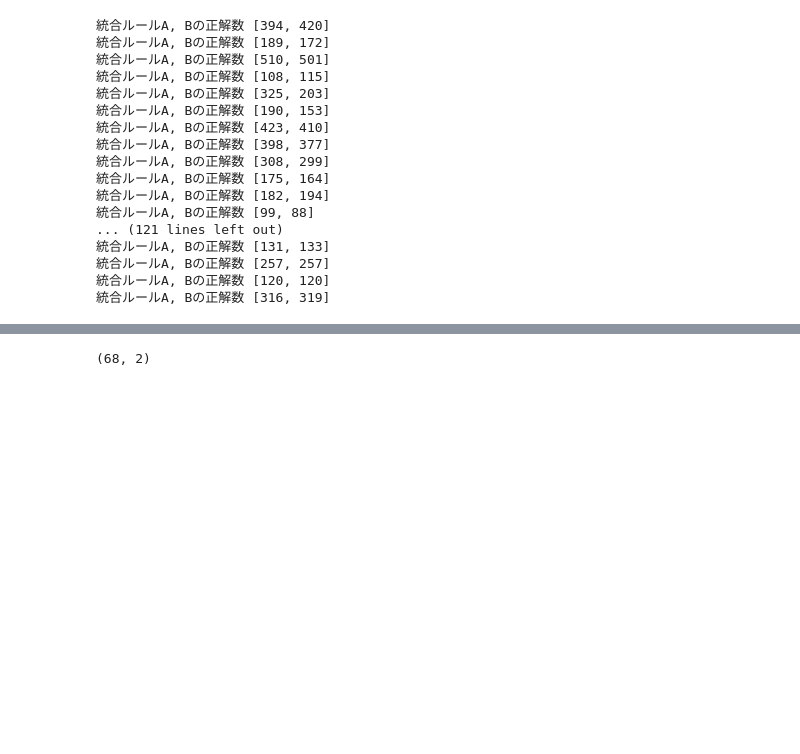
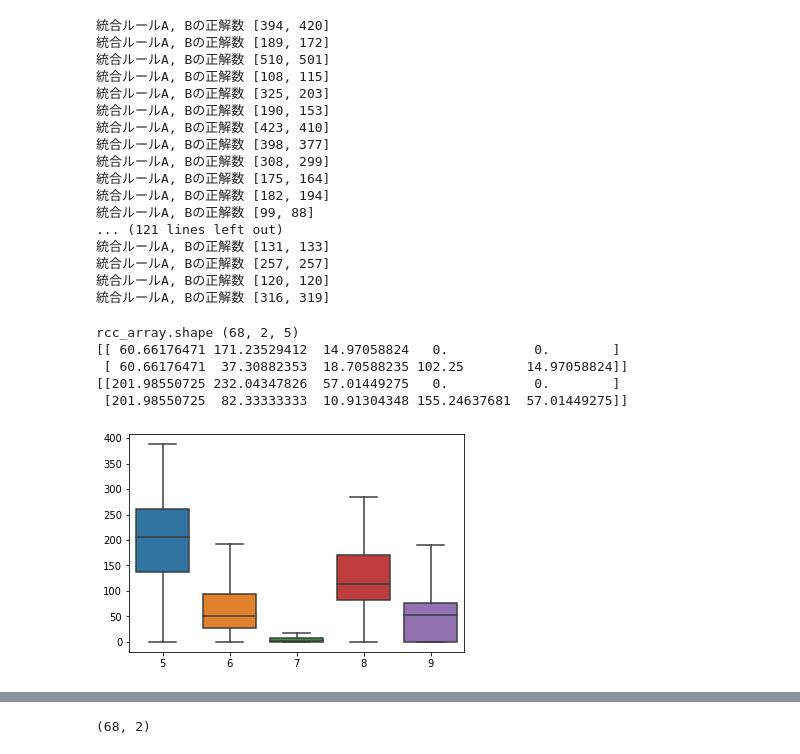
Before and after one commit to Taiki-jp/sleep_study, a Jupyter notebook: data_analysis.ipynb, the cells around one changed output, grey strips where cells are left out. Drawn from its saved outputs; the diff is of its cells as text; code cells hidden in the pictures; blank space fills up the shorter version.

```diff
--- a/data_analysis.ipynb
+++ b/data_analysis.ipynb
@@ -433,8 +451,10 @@ for __dir_2 in dir_2:
     for filepath in filelist:
         _, filename = os.path.split(filepath)
         df = pd.read_csv(filepath)
-        y_pred = np.array([merge_rule_a(df), merge_rule_b(df)]).T   #reshape(-1, 2)
-        new_df = pd.DataFrame(np.hstack([df.to_numpy(), y_pred]))
+        y_pred_a, used_list_a = merge_rule_a(df)
+        y_pred_b, used_list_b = merge_rule_b(df)
+        y_pred = np.array([y_pred_a, y_pred_b]).T   #reshape(-1, 2)
+        new_df = pd.DataFrame(np.hstack([df.to_numpy(), y_pred, np.array(used_list_a).reshape(-1, 1), np.array(used_list_b).reshape(-1, 1)]))
         output_path = os.path.join(os.environ["sleep"], "log", f"bin_merge_{__dir_2}")
         if not os.path.exists(output_path):
             os.makedirs(output_path)
@@ -442,16 +462,25 @@ for __dir_2 in dir_2:
 # %%
 target_dir = ("1_1", "1_2")
 acc_list = list()
+rcc_list = list()
+rwc_list = list()
 
 for __target_dir in target_dir:
     acc_list_sub = list()
+    rcc_list_sub = list()
+    rwc_list_sub = list()
     filelist = os.path.join(os.environ["sleep"], "log", f"bin_merge_{__target_dir}", "*.csv")
     filelist = glob(filelist)
 
     for filepath in filelist:
         df = pd.read_csv(filepath)
-        acc_list_sub.append(calc_acc(df))
+        acc_list, rcc, rwc = calc_acc(df)
+        acc_list_sub.append(acc_list)
+        rcc_list_sub.append(rcc)
+        rwc_list_sub.append(rwc)
     acc_list.append(acc_list_sub)
+    rcc_list.append(rcc_list_sub)
+    rwc_list.append(rwc_list_sub)
 # %% [output]
 統合ルールA, Bの正解数 [394, 420]
 統合ルールA, Bの正解数 [189, 172]
@@ -470,3 +499,30 @@ for __target_dir in target_dir:
 統合ルールA, Bの正解数 [257, 257]
 統合ルールA, Bの正解数 [120, 120]
 統合ルールA, Bの正解数 [316, 319]
+# %%
+# rcc_listの構造
+# 0行目：r1:1の結果（全ての被験者）
+# 0行0列目：r1:1の結果（一人の被験者）
+rcc_array = np.array(rcc_list[0])
+print("rcc_array.shape", rcc_array.shape)
+rwc_array = np.array(rwc_list[1])
+# すべての被験者で平均を計算
+print(rcc_array.mean(axis=0))
+print(rwc_array.mean(axis=0))
+# %% [output]
+rcc_array.shape (68, 2, 5)
+[[ 60.66176471 171.23529412  14.97058824   0.           0.        ]
+ [ 60.66176471  37.30882353  18.70588235 102.25        14.97058824]]
+[[201.98550725 232.04347826  57.01449275   0.           0.        ]
+ [201.98550725  82.33333333  10.91304348 155.24637681  57.01449275]]
+# %%
+# rcc_array, rwc_array を整形してdataframeに渡す
+df_rcc = pd.DataFrame(rcc_array.reshape(-1, 10))
+df_rwc = pd.DataFrame(rwc_array.reshape(-1, 10))
+sns.boxplot(data=df_rwc.loc[:, [0, 1, 2]], showfliers=False)
+plt.savefig("tmp0.png")
+plt.clf()
+sns.boxplot(data=df_rwc.loc[:, [5, 6, 7, 8, 9]], showfliers=False)
+plt.savefig("tmp1.png")
+# %% [output]
+[figure, added]
```
Also changed, not shown: parts of 6 cells of this notebook.
